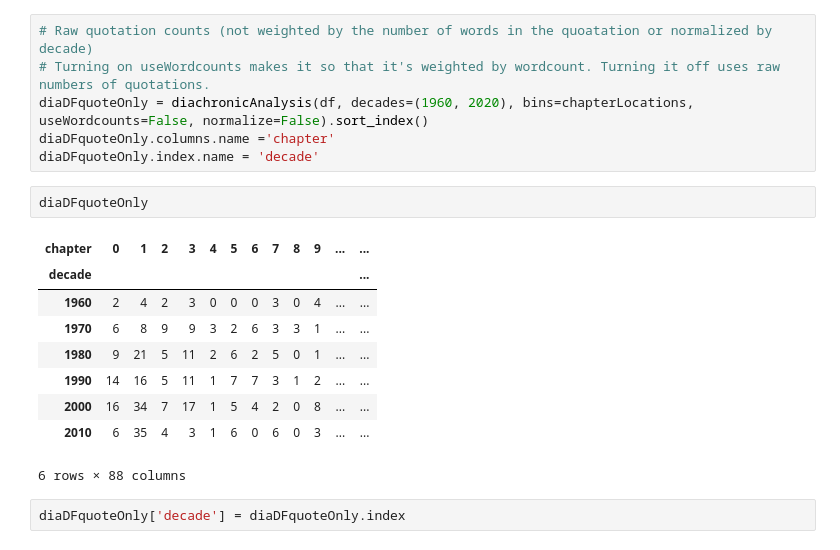
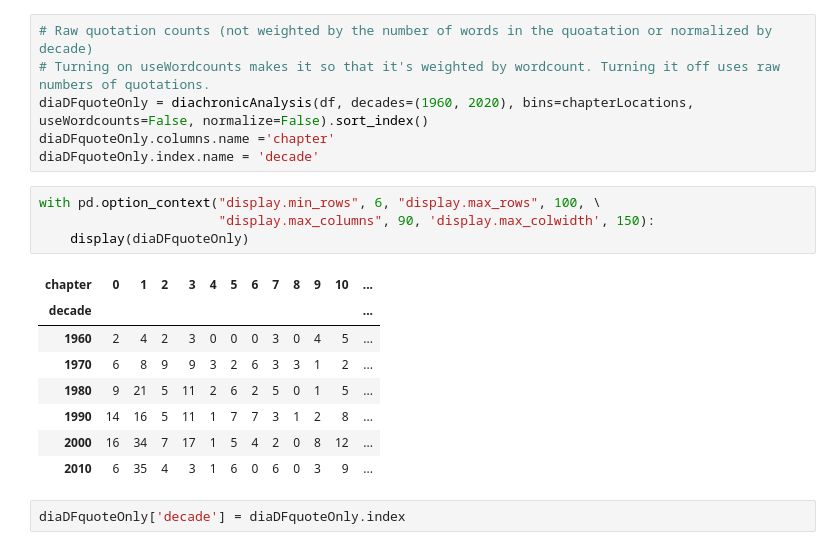
Before and after one commit to lit-mod-viz/middlemarch-critical-histories, a Jupyter notebook: notebooks/jstor-data-and-analysis.ipynb, the cells around one changed output. Saved outputs shown, nothing was run; the diff lists cells and outputs as text.

Commit message:
untruncated tables

```diff
--- a/notebooks/jstor-data-and-analysis.ipynb
+++ b/notebooks/jstor-data-and-analysis.ipynb
@@ -808,18 +808,19 @@ labelFontSize=10
 diaDFquoteOnly = diachronicAnalysis(df, decades=(1960, 2020), bins=chapterLocations, useWordcounts=False, normalize=False).sort_index()
 diaDFquoteOnly.columns.name ='chapter'
 diaDFquoteOnly.index.name = 'decade'
-# %%
-diaDFquoteOnly
-# %% [output]
-| chapter | 0 | 1 | 2 | 3 | 4 | 5 | 6 | 7 | 8 | 9 | ... | ... |
-| decade |  |  |  |  |  |  |  |  |  |  |  | ... |
-| 1960 | 2 | 4 | 2 | 3 | 0 | 0 | 0 | 3 | 0 | 4 | ... | ... |
-| 1970 | 6 | 8 | 9 | 9 | 3 | 2 | 6 | 3 | 3 | 1 | ... | ... |
-| 1980 | 9 | 21 | 5 | 11 | 2 | 6 | 2 | 5 | 0 | 1 | ... | ... |
-| 1990 | 14 | 16 | 5 | 11 | 1 | 7 | 7 | 3 | 1 | 2 | ... | ... |
-| 2000 | 16 | 34 | 7 | 17 | 1 | 5 | 4 | 2 | 0 | 8 | ... | ... |
-| 2010 | 6 | 35 | 4 | 3 | 1 | 6 | 0 | 6 | 0 | 3 | ... | ... |
-6 rows × 88 columns
+# %%
+with pd.option_context("display.min_rows", 6, "display.max_rows", 100, \
+                       "display.max_columns", 90, 'display.max_colwidth', 150):
+    display(diaDFquoteOnly)
+# %% [output]
+| chapter | 0 | 1 | 2 | 3 | 4 | 5 | 6 | 7 | 8 | 9 | 10 | ... |
+| decade |  |  |  |  |  |  |  |  |  |  |  | ... |
+| 1960 | 2 | 4 | 2 | 3 | 0 | 0 | 0 | 3 | 0 | 4 | 5 | ... |
+| 1970 | 6 | 8 | 9 | 9 | 3 | 2 | 6 | 3 | 3 | 1 | 2 | ... |
+| 1980 | 9 | 21 | 5 | 11 | 2 | 6 | 2 | 5 | 0 | 1 | 5 | ... |
+| 1990 | 14 | 16 | 5 | 11 | 1 | 7 | 7 | 3 | 1 | 2 | 8 | ... |
+| 2000 | 16 | 34 | 7 | 17 | 1 | 5 | 4 | 2 | 0 | 8 | 12 | ... |
+| 2010 | 6 | 35 | 4 | 3 | 1 | 6 | 0 | 6 | 0 | 3 | 9 | ... |
 # %%
 diaDFquoteOnly['decade'] = diaDFquoteOnly.index
 # %%
```
Also changed, not shown: parts of 6 cells of this notebook, 2 other files.
